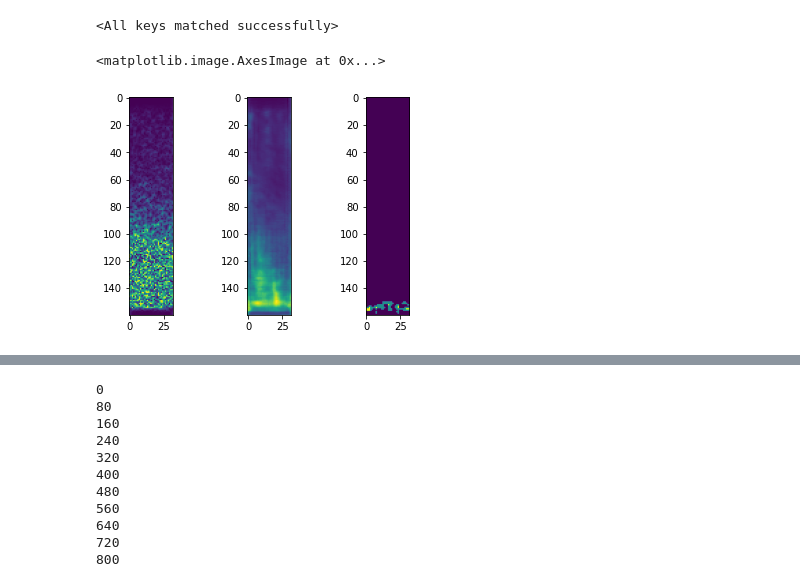
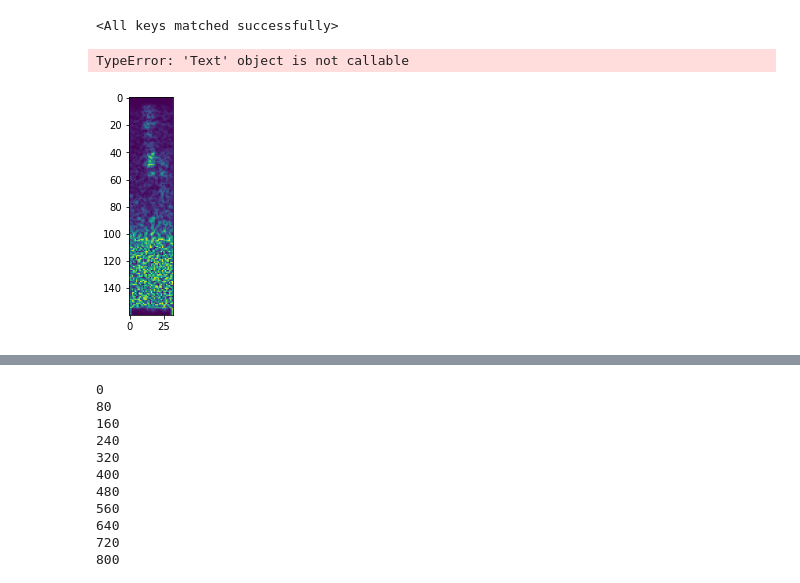
Before and after one commit to pkamath7/AEC_RES, a Jupyter notebook: models/CNN_Res.ipynb, the cells around one changed output, grey strips where cells are left out. Saved outputs shown, nothing was run; the diff lists cells and outputs as text; code cells hidden in the pictures.

Commit message:
committing missed changes (plots)
committing missed changes (plots)

```diff
--- a/models/CNN_Res.ipynb
+++ b/models/CNN_Res.ipynb
@@ -308,12 +308,15 @@ out=out.squeeze(0)
 out=out.squeeze(0)
 # %%
 plt.figure()
-plt.subplot(1,3,1)
-plt.imshow(img_test)
-plt.subplot(1,3,2)
-plt.imshow(out.cpu().numpy())
-plt.subplot(1,3,3)
-plt.imshow(img_label)
+ax1=plt.subplot(1,3,1)
+ax1.imshow(img_test)
+ax1.title("Input test image")
+ax2=plt.subplot(1,3,2)
+ax2.imshow(out.cpu().numpy())
+ax2.title("model output image")
+ax3=plt.subplot(1,3,3)
+ax3.imshow(img_label)
+ax3.title("ground truth image")
 # %% [output]
-<matplotlib.image.AxesImage at 0x...>
+TypeError: 'Text' object is not callable
-[figure, old version]
+[figure, new version]
```
Also changed, not shown: parts of 2 cells of this notebook.
